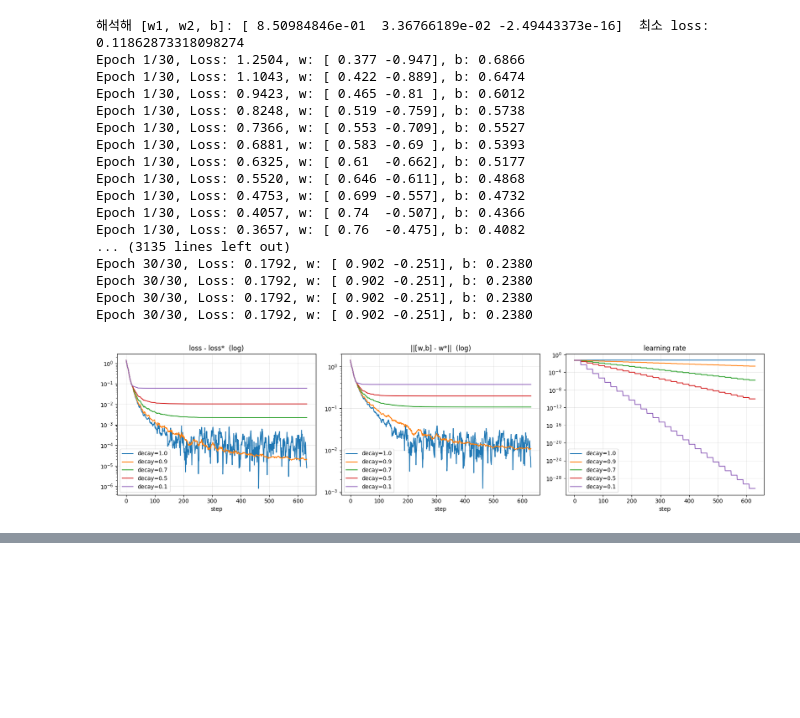
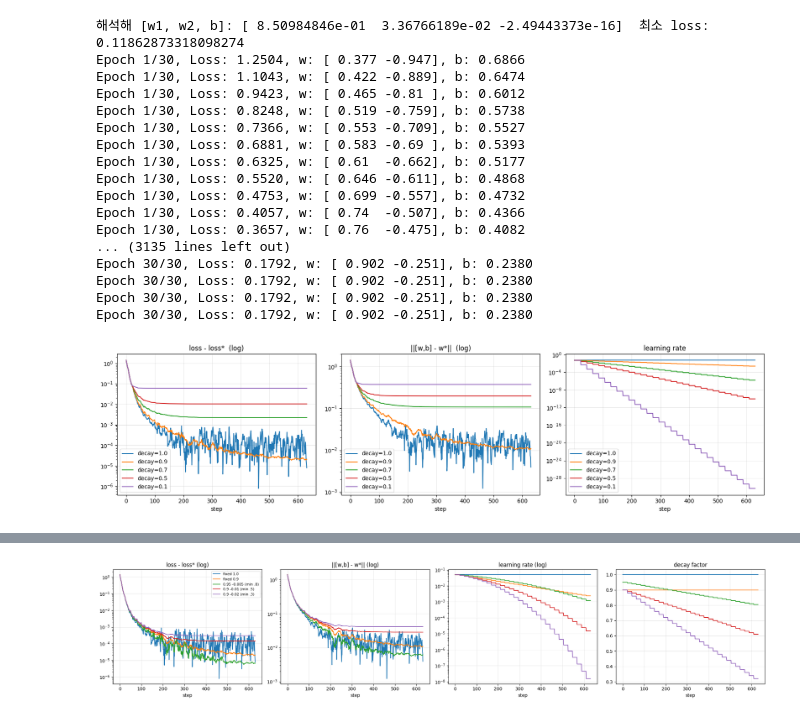
Before and after one commit to cjkk007788/Machine-learning, a Jupyter notebook: Topic/Practice/gradientdecent/decay_Lr_gradient.ipynb, the cells around one changed output, grey strips where cells are left out. Cells and saved outputs as stored; diff of their text form; code cells hidden in the pictures; blank space fills up the shorter version.

```diff
--- a/Topic/Practice/gradientdecent/decay_Lr_gradient.ipynb
+++ b/Topic/Practice/gradientdecent/decay_Lr_gradient.ipynb
@@ -187,3 +187,23 @@ for ax in axes:
 plt.tight_layout(); plt.show()
 # %% [output]
 [figure]
+# %%
+# 해석해 (기준값)
+A = np.c_[X, np.ones(len(X))]
+w_star = np.linalg.lstsq(A, Y, rcond=None)[0]
+loss_star = np.mean(0.5 * (Y - A @ w_star) ** 2)
+
+# (이름, decay, decay_step, decay_min)
+configs = {
+    "fixed 1.0":            (1.0, 0.00, 1.0),
+    "fixed 0.9":            (0.9, 0.00, 0.9),
+    "0.95 -0.005 (min .8)": (0.95, 0.005, 0.8),
+    "0.9 -0.01 (min .5)":   (0.9, 0.01, 0.5),
+    "0.9 -0.02 (min .3)":   (0.9, 0.02, 0.3),
+}
+
+results2 = {}
+for name, (d, step, dmin) in configs.items():
+    results2[name] = Decay_Gradient_decent2(
+        X, Y, learning_rate=0.05, batch_size=16, epochs=30, seed=42,
+        decay=d, decay_step=step, decay_min=dmin)
@@ -189,0 +228,22 @@ plt.tight_layout(); plt.show()
+# %%
+fig, axes = plt.subplots(1, 4, figsize=(21, 4.5))
+
+for name, h in results2.items():
+    L = np.array(h['loss'])
+    err = np.linalg.norm(np.c_[np.array(h['w']), np.array(h['b'])] - w_star, axis=1)
+
+    axes[0].plot(L - loss_star + 1e-12, label=name)
+    axes[1].plot(err + 1e-12, label=name)
+    axes[2].plot(h['lr'], label=name)
+    axes[3].plot(h['decay'], label=name)
+
+axes[0].set_title("loss - loss* (log)");        axes[0].set_yscale("log")
+axes[1].set_title("||[w,b] - w*|| (log)");      axes[1].set_yscale("log")
+axes[2].set_title("learning rate (log)");       axes[2].set_yscale("log")
+axes[3].set_title("decay factor")
+for ax in axes:
+    ax.set_xlabel("step"); ax.grid(alpha=0.3)
+axes[0].legend(fontsize=8)
+plt.tight_layout(); plt.show()
+# %% [output]
+[figure, added]
```
Also changed, not shown: parts of 1 cell of this notebook, 10 other files.
